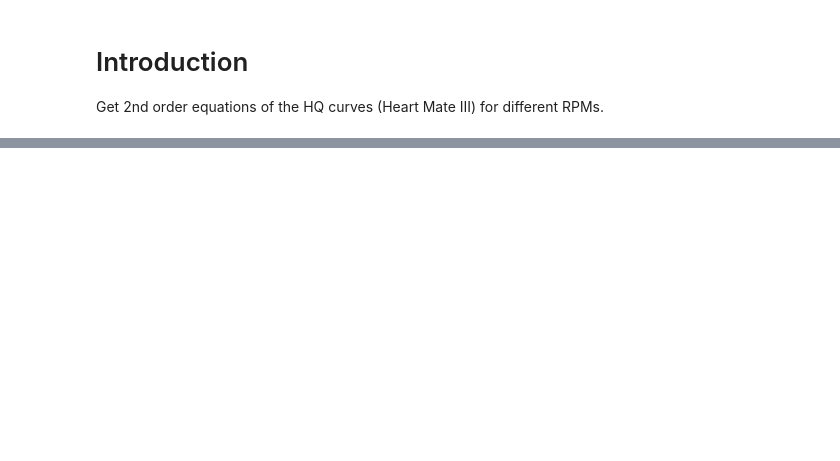
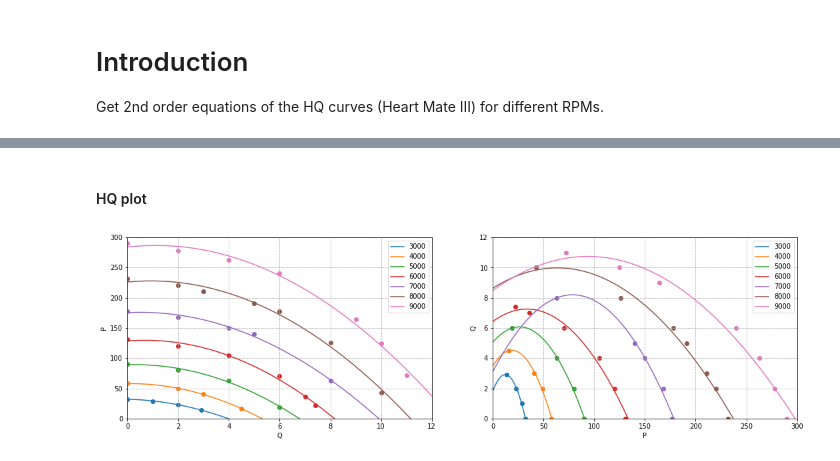
Before and after one commit to matthiaszeller/VAD-0D-DNN, a Jupyter notebook: notebooks/N1-HQ-curve-HMIII.ipynb, the cells around one changed output, grey strips where cells are left out. Cells and saved outputs as stored; diff of their text form; code cells hidden in the pictures; blank space fills up the shorter version.

```diff
--- a/notebooks/N1-HQ-curve-HMIII.ipynb
+++ b/notebooks/N1-HQ-curve-HMIII.ipynb
@@ -31,0 +45,10 @@ Get 2nd order equations of the HQ curves (Heart Mate III) for different RPMs.
+# %%
+data[8000] = [
+    [0.0, 2.0, 3.0, 5.0, 6.0, 8.0, 10.0],
+    [232, 220, 211, 191, 178, 126, 43]
+]
+# %%
+data[9000] = [
+    [0.0, 2.0, 4.0, 6.0, 9.0, 10.0, 11.0],
+    [290, 278, 263, 240, 164, 125,  72]
+]
@@ -31,0 +74,8 @@ Get 2nd order equations of the HQ curves (Heart Mate III) for different RPMs.
+# %%
+coefs = {}
+coefs_rev = {}
+for k in data:
+    x = data[k][0]
+    y = data[k][1]
+    coefs[k] = np.polyfit(x, y, deg=2)
+    coefs_rev[k] = np.polyfit(y, x, deg=2)
@@ -31,0 +102,20 @@ Get 2nd order equations of the HQ curves (Heart Mate III) for different RPMs.
+# %% [markdown]
+#### HQ plot
+# %%
+fig,ax = plt.subplots(1,2,figsize=(18, 5))
+Q = np.linspace(0, 12, 1000)
+P = np.linspace(0, 300, 1000)
+for k,poly in coefs.items():
+    ax[0].scatter(data[k][0], data[k][1])
+    ax[0].plot(Q, np.polyval(poly, Q), label=k)
+    ax[1].scatter(data[k][1], data[k][0])
+    ax[1].plot(P, np.polyval(coefs_rev[k], P), label=k)
+
+ax[0].set_xlim(0,12); ax[0].set_ylim(0,300)
+ax[0].grid(ls='--'); ax[0].legend();
+ax[0].set_xlabel("Q"); ax[0].set_ylabel("P");
+ax[1].set_xlim(0,300); ax[1].set_ylim(0,12)
+ax[1].grid(ls='--'); ax[1].legend();
+ax[1].set_xlabel("P"); ax[1].set_ylabel("Q");
+# %% [output]
+[figure, added]
```
Also changed, not shown: parts of 18 cells of this notebook.
